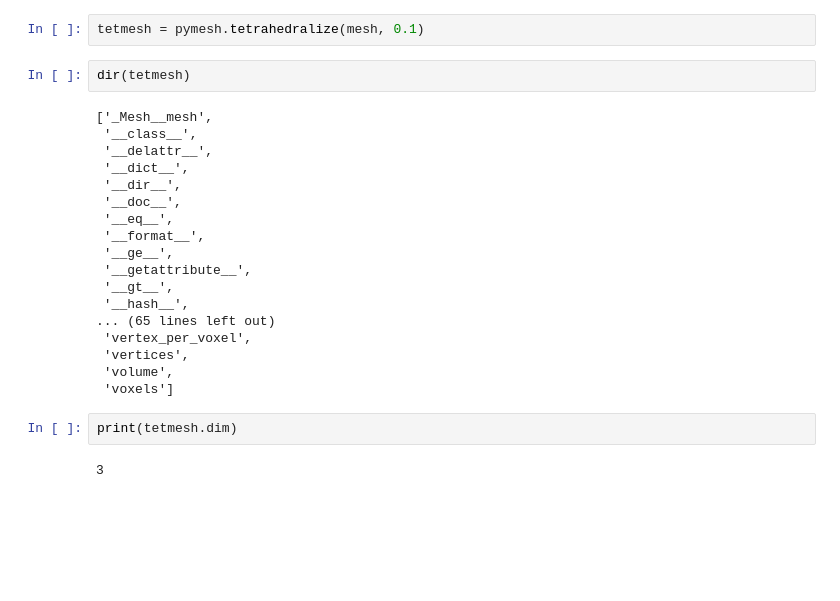
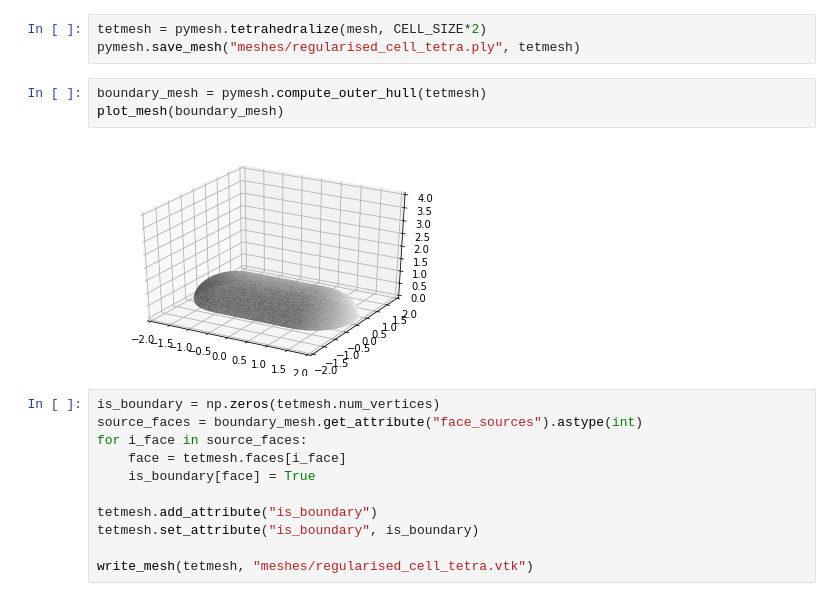
Before and after one commit to JamieJQuinn/gfp-simulator-9000, a Jupyter notebook: 3D Mesh Tests.ipynb, the cells around one changed output. Cells and saved outputs as stored; diff of their text form; blank space fills up the shorter version.

```diff
--- a/3D Mesh Tests.ipynb
+++ b/3D Mesh Tests.ipynb
@@ -41,26 +64,19 @@ plot_mesh(mesh)
-# %%
-tetmesh = pymesh.tetrahedralize(mesh, 0.1)
-# %%
-dir(tetmesh)
-# %% [output]
-['_Mesh__mesh',
- '__class__',
- '__delattr__',
- '__dict__',
- '__dir__',
- '__doc__',
- '__eq__',
- '__format__',
- '__ge__',
- '__getattribute__',
- '__gt__',
- '__hash__',
-... (65 lines left out)
- 'vertex_per_voxel',
- 'vertices',
- 'volume',
- 'voxels']
-# %%
-print(tetmesh.dim)
-# %% [output]
-3
+# %%
+tetmesh = pymesh.tetrahedralize(mesh, CELL_SIZE*2)
+pymesh.save_mesh("meshes/regularised_cell_tetra.ply", tetmesh)
+# %%
+boundary_mesh = pymesh.compute_outer_hull(tetmesh)
+plot_mesh(boundary_mesh)
+# %% [output]
+[figure, added]
+# %%
+is_boundary = np.zeros(tetmesh.num_vertices)
+source_faces = boundary_mesh.get_attribute("face_sources").astype(int)
+for i_face in source_faces:
+    face = tetmesh.faces[i_face]
+    is_boundary[face] = True
+
+tetmesh.add_attribute("is_boundary")
+tetmesh.set_attribute("is_boundary", is_boundary)
+
+write_mesh(tetmesh, "meshes/regularised_cell_tetra.vtk")
```
Also changed, not shown: parts of 4 cells of this notebook, 5 other files.
